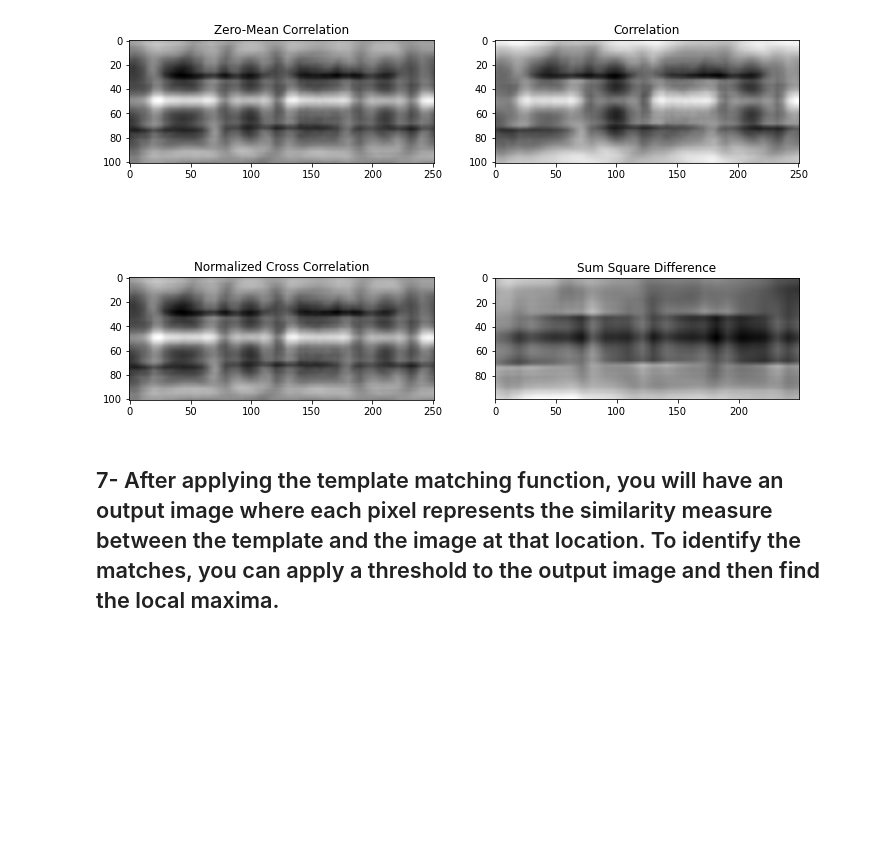
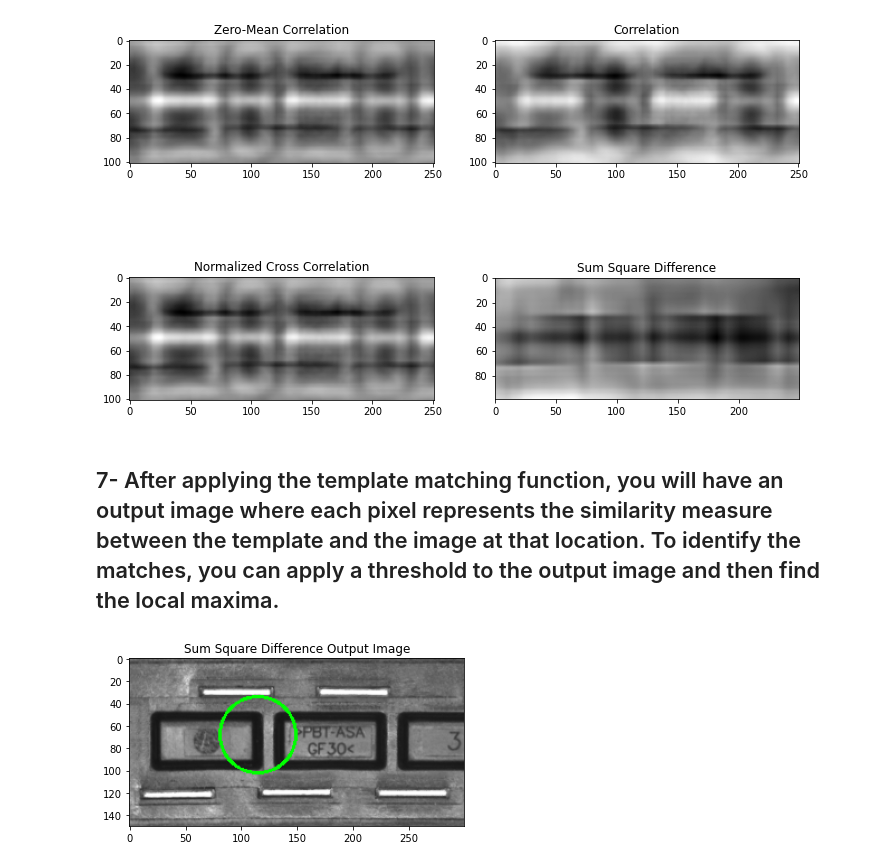
Before and after one commit to kemaldemirel1999/template-matching-and-gaussian-prefiltering, a Jupyter notebook: soru2.ipynb, the cells around one changed output. Cells and saved outputs as stored; diff of their text form; code cells hidden in the pictures; blank space fills up the shorter version.

```diff
--- a/soru2.ipynb
+++ b/soru2.ipynb
@@ -259,3 +230,9 @@ def find_matches(image, template, threshold, method):
     return output, thresholded_output, local_maxima, output_image, matches
 # %%
 output, thresholded_output, local_maxima, output_image, matches = find_matches(gray_scale_image, template, 0.8, 'ssd')
+# %%
+plt.imshow(output_image, cmap='gray')
+plt.title("Sum Square Difference Output Image")
+plt.show()
+# %% [output]
+[figure, added]
```
Also changed, not shown: parts of 8 cells of this notebook.
